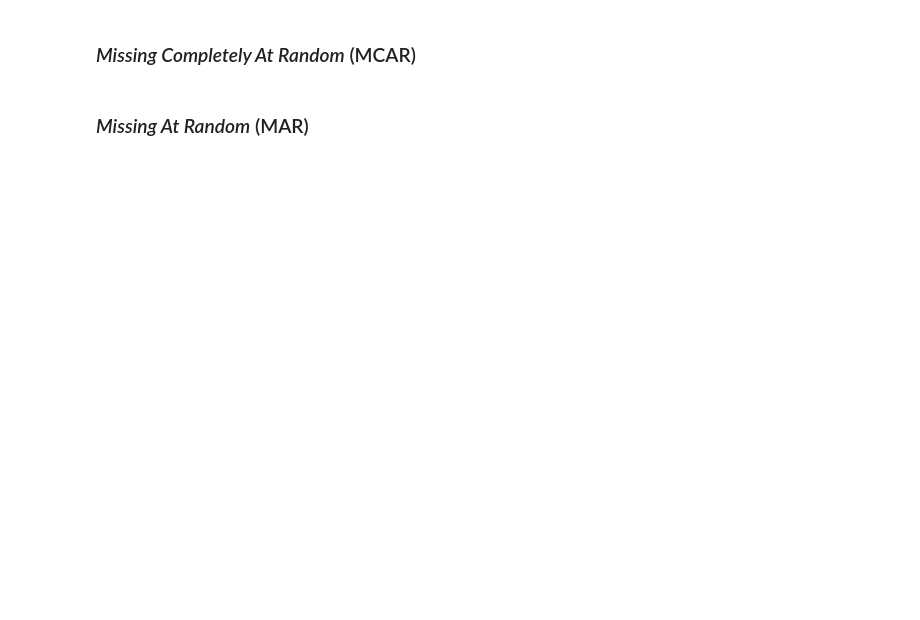
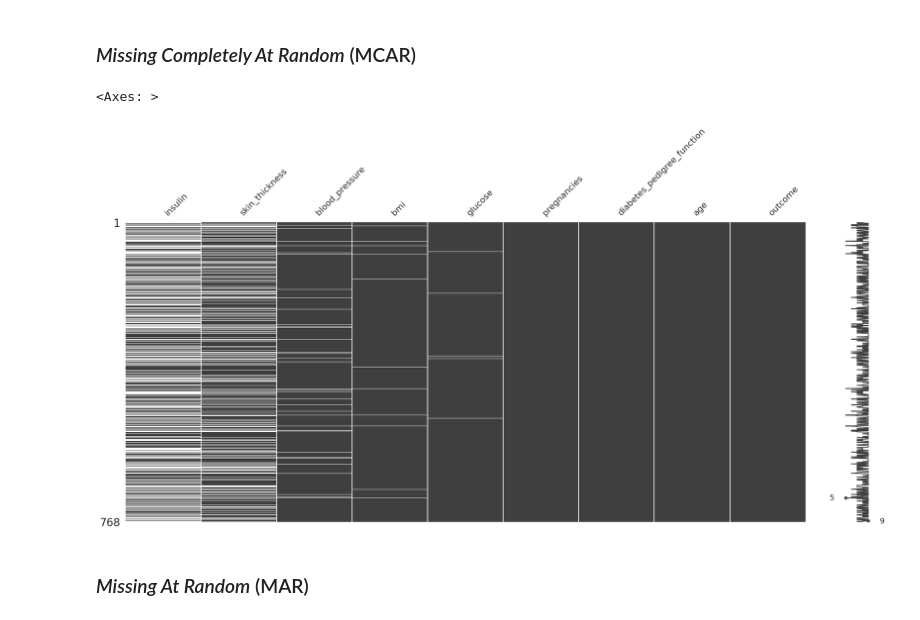
Before and after one commit to Alejolamilla/Missing-values-course, a Jupyter notebook: live-exploration-missing-values.ipynb, the cells around one changed output. Drawn from its saved outputs; the diff is of its cells as text; code cells hidden in the pictures; blank space fills up the shorter version.

```diff
--- a/live-exploration-missing-values.ipynb
+++ b/live-exploration-missing-values.ipynb
@@ -591,4 +596,9 @@ diabetes_df
 # %% [markdown]
 ### _Missing Completely At Random_ (MCAR)
+# %%
+diabetes_df.missing.sort_variables_by_missingness().pipe(missingno.matrix)
+# %% [output]
+<Axes: >
+[figure, added]
 # %% [markdown]
 ### _Missing At Random_ (MAR)
```
Also changed, not shown: parts of 17 cells of this notebook, 2 other files.
